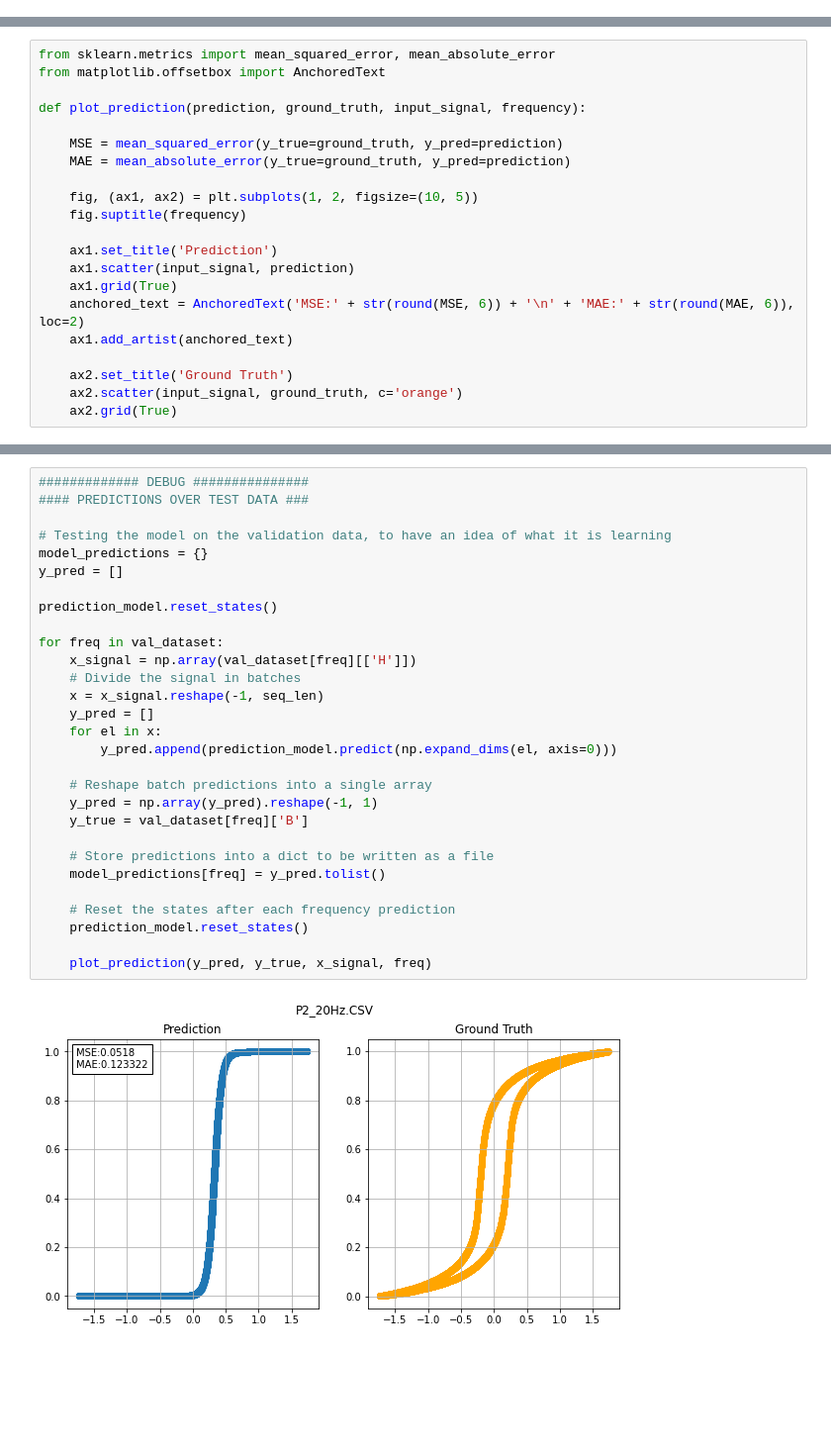
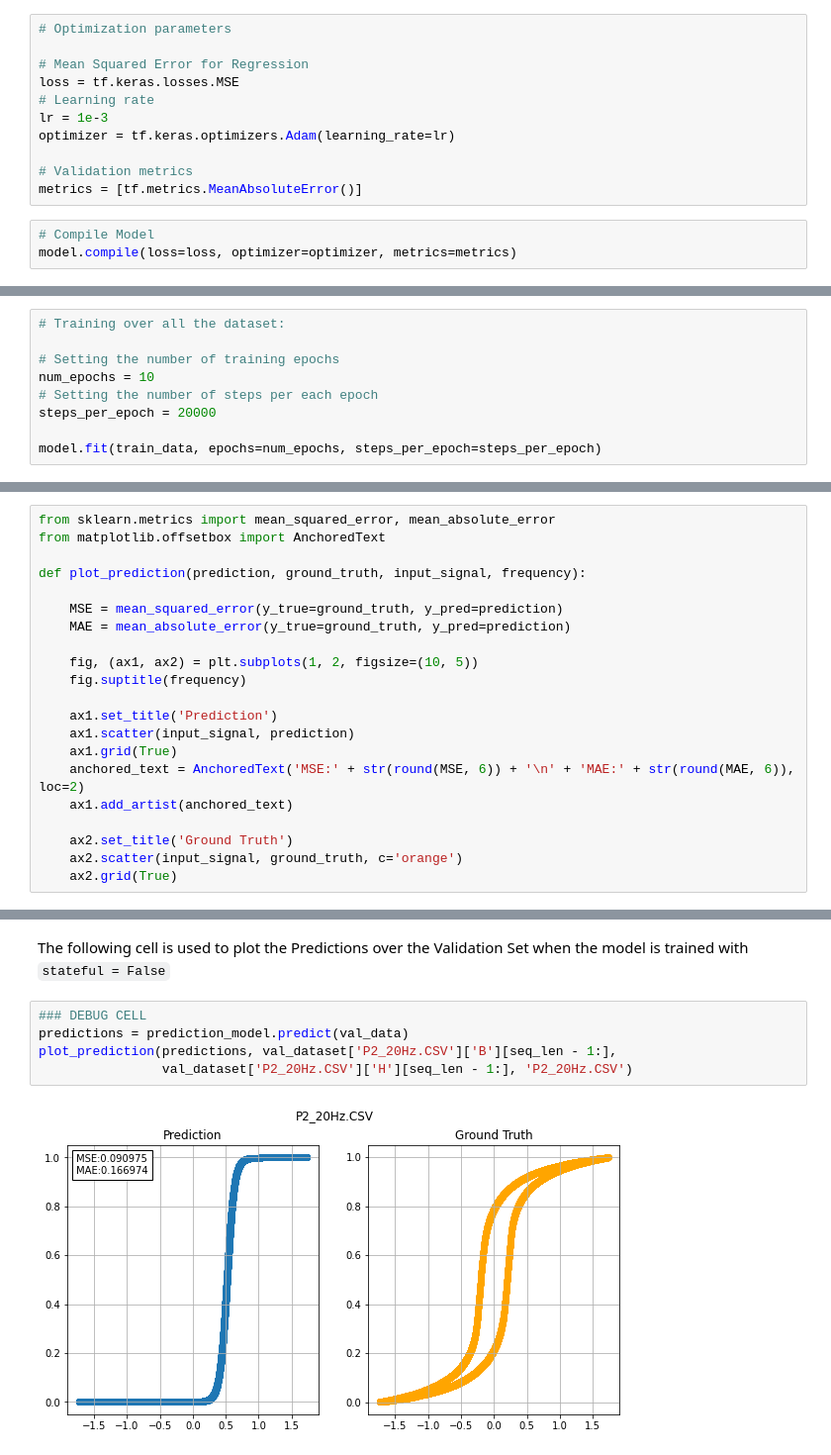
Before and after one commit to olivieromassi/Hysteresis-Modelling-with-Neural-Networks, a Jupyter notebook: HRNNModelTraining.ipynb, the cells around one changed output, grey strips where cells are left out. Shown at 99% size. Drawn from its saved outputs; the diff is of its cells as text; blank space fills up the shorter version.

```diff
--- a/HRNNModelTraining.ipynb
+++ b/HRNNModelTraining.ipynb
@@ -446,0 +686,14 @@ plt.show()
+# %%
+# Optimization parameters
+
+# Mean Squared Error for Regression
+loss = tf.keras.losses.MSE
+# Learning rate
+lr = 1e-3
+optimizer = tf.keras.optimizers.Adam(learning_rate=lr)
+
+# Validation metrics
+metrics = [tf.metrics.MeanAbsoluteError()]
+# %%
+# Compile Model
+model.compile(loss=loss, optimizer=optimizer, metrics=metrics)
@@ -446,0 +705,9 @@ plt.show()
+# %%
+# Training over all the dataset:
+
+# Setting the number of training epochs
+num_epochs = 10
+# Setting the number of steps per each epoch
+steps_per_epoch = 20000
+
+model.fit(train_data, epochs=num_epochs, steps_per_epoch=steps_per_epoch)
@@ -564,31 +815,9 @@ for freq in train_dataset:
-# %%
-############# DEBUG ###############
-#### PREDICTIONS OVER TEST DATA ###
-
-# Testing the model on the validation data, to have an idea of what it is learning
-model_predictions = {}
-y_pred = []
-
-prediction_model.reset_states()
-
-for freq in val_dataset:
-    x_signal = np.array(val_dataset[freq][['H']])
-    # Divide the signal in batches
-    x = x_signal.reshape(-1, seq_len)
-    y_pred = []
-    for el in x:
-        y_pred.append(prediction_model.predict(np.expand_dims(el, axis=0)))
-
-    # Reshape batch predictions into a single array
-    y_pred = np.array(y_pred).reshape(-1, 1)
-    y_true = val_dataset[freq]['B']
-
-    # Store predictions into a dict to be written as a file
-    model_predictions[freq] = y_pred.tolist()
-
-    # Reset the states after each frequency prediction
-    prediction_model.reset_states()
-
-    plot_prediction(y_pred, y_true, x_signal, freq)
-# %% [output]
-[figure, removed]
+# %% [markdown]
+The following cell is used to plot the Predictions over the Validation Set when the model is trained with `stateful = False`
+# %%
+### DEBUG CELL
+predictions = prediction_model.predict(val_data)
+plot_prediction(predictions, val_dataset['P2_20Hz.CSV']['B'][seq_len - 1:],
+                val_dataset['P2_20Hz.CSV']['H'][seq_len - 1:], 'P2_20Hz.CSV')
+# %% [output]
+[figure, added]
```
Also changed, not shown: parts of 60 cells of this notebook.
